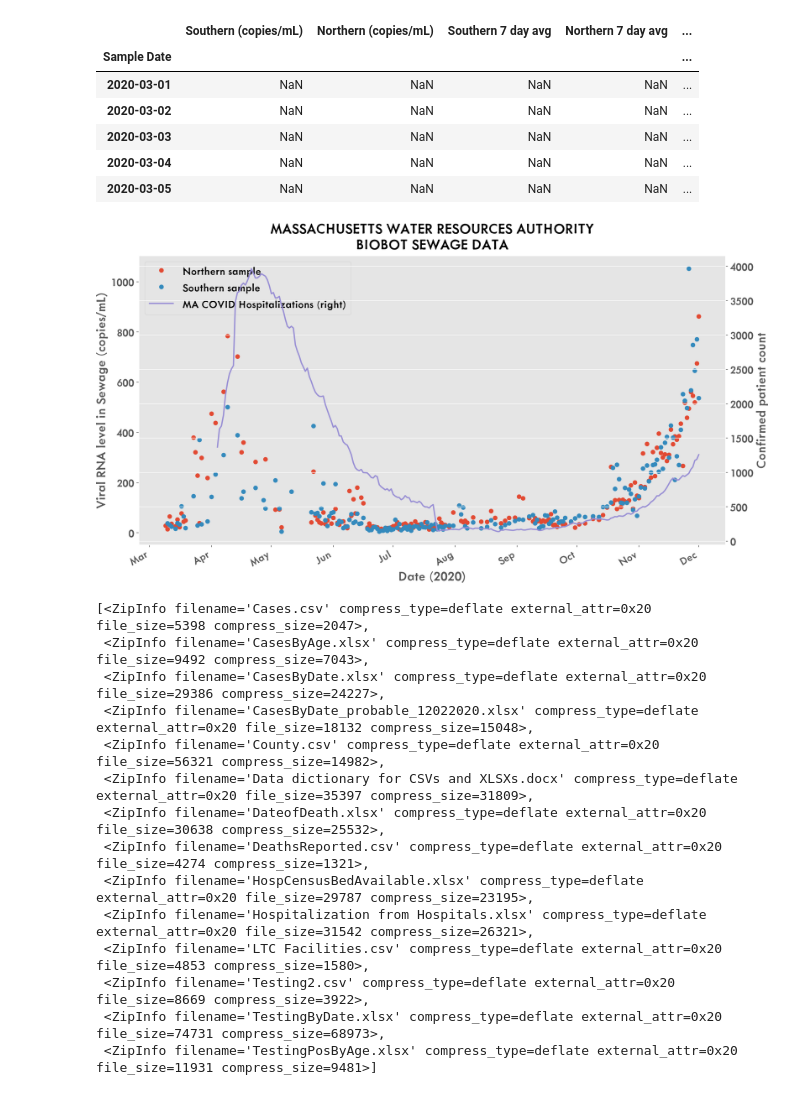
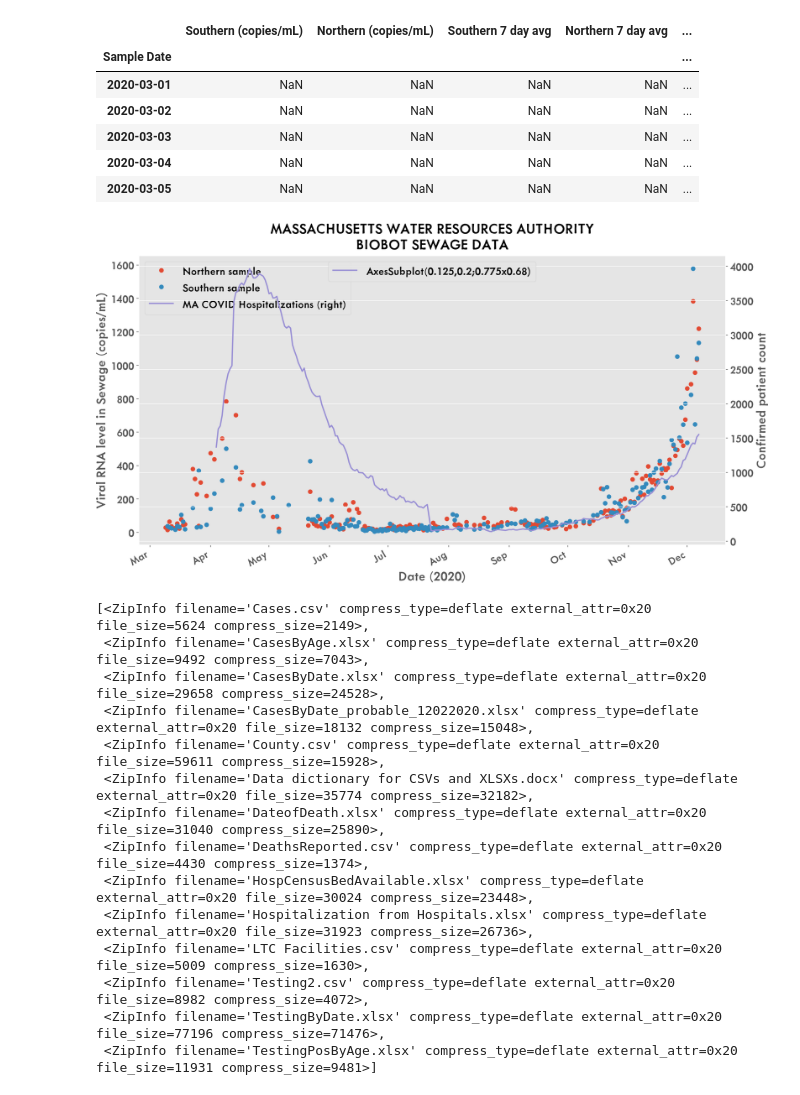
Before and after one commit to 2n3906/covid19-dataviz, a Jupyter notebook: notebooks/MWRA Viral RNA New Dataset.ipynb, the cells around one changed output. Saved outputs shown, nothing was run; the diff lists cells and outputs as text; code cells hidden in the pictures.

Commit message:
Last week's data

```diff
--- a/notebooks/MWRA Viral RNA New Dataset.ipynb
+++ b/notebooks/MWRA Viral RNA New Dataset.ipynb
@@ -13,7 +13,7 @@ plt.style.use('scottoplot')
 ## Step 1: Import MWRA Biobot sewage dataset
 # %%
 # import tables using gridlines to define columns ("lattice" method)
-tables = camelot.read_pdf("../data/raw/MWRAData20201203-data.pdf", flavor="lattice", pages="all")
+tables = camelot.read_pdf("../data/raw/MWRAData20201208-data.pdf", flavor="lattice", pages="all")
 # %%
 # Assemble them into one dataframe
 df = pd.DataFrame()
@@ -52,7 +52,7 @@ fig.savefig('covid-data-biobotonly.png', bbox_inches='tight', pad_inches=0, tran
 # %% [markdown]
 ## Step 2. Import State of Massachusetts COVID dataset.
 # %%
-archive = zipfile.ZipFile('../data/raw/covid-19-dashboard_12-02-2020.zip', 'r')
+archive = zipfile.ZipFile('../data/raw/covid-19-dashboard_12-08-2020.zip', 'r')
 xlfile = archive.open('Hospitalization from Hospitals.xlsx')
 df_hosp = pd.read_excel(xlfile)
 df_hosp = df_hosp.set_index('Date')
@@ -82,34 +82,35 @@ df_mega.head(5)
 # %%
 fig, ax = plt.subplots(figsize=(16,9))
 df_mega.plot(ax=ax, y='Northern (copies/mL)', label="Northern sample", marker='o', ls='none')
 df_mega.plot(ax=ax, y='Southern (copies/mL)', label="Southern sample", marker='o', ls='none')
 ax2 = df_mega.plot(ax=ax, secondary_y=True, y='Total number of confirmed COVID patients in hospital today', label="MA COVID Hospitalizations")
 ax.xaxis.set_major_formatter(mpl.dates.DateFormatter('%b'))
 ax.set_xlabel("Date (2020)")
 ax.set_ylabel("Viral RNA level in Sewage (copies/mL)")
 ax2.set_ylabel("Confirmed patient count")
-#plt.legend(loc="upper center")
 plt.title("Massachusetts Water Resources Authority\nBiobot Sewage Data".upper());
+plt.legend([ax], loc="upper center")
+plt.show()
 # %% [output]
-[figure, old version]
+[figure, new version]
 # %%
 fig.savefig('covid-data-combined-with-hospitalization.png', bbox_inches='tight', pad_inches=0, transparent=True)
 # %%
 archive.filelist
 # %% [output]
-[<ZipInfo filename='Cases.csv' compress_type=deflate external_attr=0x20 file_size=5398 compress_size=2047>,
+[<ZipInfo filename='Cases.csv' compress_type=deflate external_attr=0x20 file_size=5624 compress_size=2149>,
  <ZipInfo filename='CasesByAge.xlsx' compress_type=deflate external_attr=0x20 file_size=9492 compress_size=7043>,
- <ZipInfo filename='CasesByDate.xlsx' compress_type=deflate external_attr=0x20 file_size=29386 compress_size=24227>,
+ <ZipInfo filename='CasesByDate.xlsx' compress_type=deflate external_attr=0x20 file_size=29658 compress_size=24528>,
  <ZipInfo filename='CasesByDate_probable_12022020.xlsx' compress_type=deflate external_attr=0x20 file_size=18132 compress_size=15048>,
- <ZipInfo filename='County.csv' compress_type=deflate external_attr=0x20 file_size=56321 compress_size=14982>,
- <ZipInfo filename='Data dictionary for CSVs and XLSXs.docx' compress_type=deflate external_attr=0x20 file_size=35397 compress_size=31809>,
- <ZipInfo filename='DateofDeath.xlsx' compress_type=deflate external_attr=0x20 file_size=30638 compress_size=25532>,
- <ZipInfo filename='DeathsReported.csv' compress_type=deflate external_attr=0x20 file_size=4274 compress_size=1321>,
- <ZipInfo filename='HospCensusBedAvailable.xlsx' compress_type=deflate external_attr=0x20 file_size=29787 compress_size=23195>,
- <ZipInfo filename='Hospitalization from Hospitals.xlsx' compress_type=deflate external_attr=0x20 file_size=31542 compress_size=26321>,
- <ZipInfo filename='LTC Facilities.csv' compress_type=deflate external_attr=0x20 file_size=4853 compress_size=1580>,
- <ZipInfo filename='Testing2.csv' compress_type=deflate external_attr=0x20 file_size=8669 compress_size=3922>,
- <ZipInfo filename='TestingByDate.xlsx' compress_type=deflate external_attr=0x20 file_size=74731 compress_size=68973>,
+ <ZipInfo filename='County.csv' compress_type=deflate external_attr=0x20 file_size=59611 compress_size=15928>,
+ <ZipInfo filename='Data dictionary for CSVs and XLSXs.docx' compress_type=deflate external_attr=0x20 file_size=35774 compress_size=32182>,
+ <ZipInfo filename='DateofDeath.xlsx' compress_type=deflate external_attr=0x20 file_size=31040 compress_size=25890>,
+ <ZipInfo filename='DeathsReported.csv' compress_type=deflate external_attr=0x20 file_size=4430 compress_size=1374>,
+ <ZipInfo filename='HospCensusBedAvailable.xlsx' compress_type=deflate external_attr=0x20 file_size=30024 compress_size=23448>,
+ <ZipInfo filename='Hospitalization from Hospitals.xlsx' compress_type=deflate external_attr=0x20 file_size=31923 compress_size=26736>,
+ <ZipInfo filename='LTC Facilities.csv' compress_type=deflate external_attr=0x20 file_size=5009 compress_size=1630>,
+ <ZipInfo filename='Testing2.csv' compress_type=deflate external_attr=0x20 file_size=8982 compress_size=4072>,
+ <ZipInfo filename='TestingByDate.xlsx' compress_type=deflate external_attr=0x20 file_size=77196 compress_size=71476>,
  <ZipInfo filename='TestingPosByAge.xlsx' compress_type=deflate external_attr=0x20 file_size=11931 compress_size=9481>]
 # %%
 xlbeds = archive.open('HospCensusBedAvailable.xlsx')
```
Also changed, not shown: parts of 2 cells of this notebook, 4 other files.
